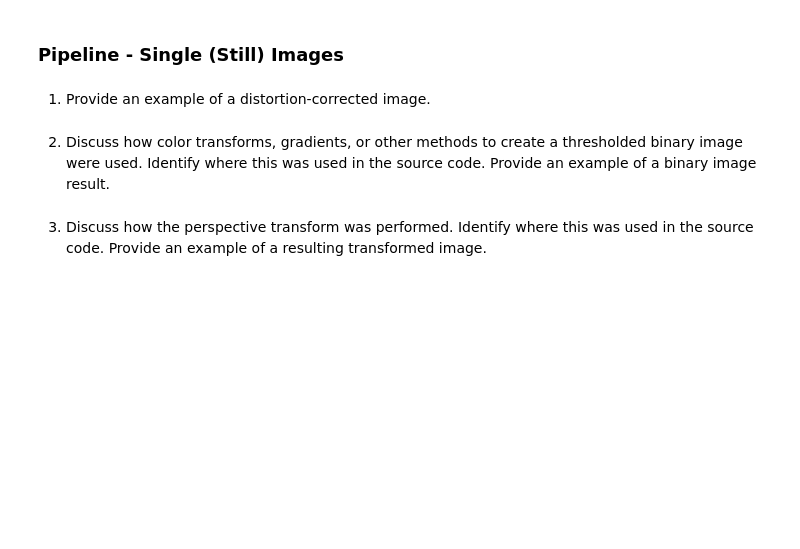
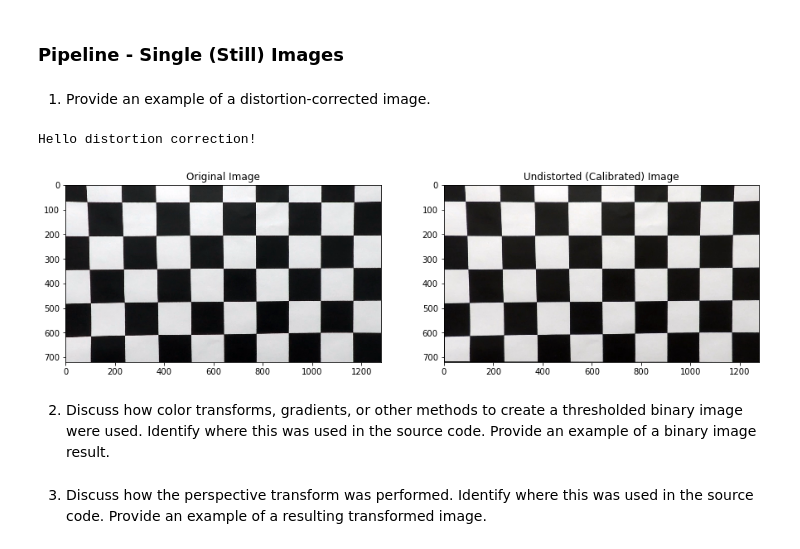
Before and after one commit to idraney/CarND-Advanced-Lane-Lines, a Jupyter notebook: P2.ipynb, the cells around one changed output. Cells and saved outputs as stored; diff of their text form; code cells hidden in the pictures; blank space fills up the shorter version.

Commit message:
updated plot output

```diff
--- a/P2.ipynb
+++ b/P2.ipynb
@@ -95,8 +95,20 @@ plt.savefig('./output_images/calibration1_orig_cal.png')
 # %%
 # Pipeline - Single (Still) Images
 # 1. Provide an example of a distortion-corrected image.
 
 print("Hello distortion correction!")
+
+# Show original and final output images
+fig, ax = plt.subplots(1, 2, figsize=(15,10))
+ax[0].set_title('Original Image')
+ax[0].imshow(cal_orig_img)
+ax[1].set_title('Undistorted (Calibrated) Image')
+ax[1].imshow(calibrated_img)
+
+plt.savefig('./output_images/calibration1_orig_cal.png')
+# %% [output]
+Hello distortion correction!
+[figure, added]
 # %% [markdown]
 2. Discuss how color transforms, gradients, or other methods to create a thresholded binary image were used.  Identify where this was used in the source code.  Provide an example of a binary image result.
 # %%
```
Also changed, not shown: parts of 1 cell of this notebook.
